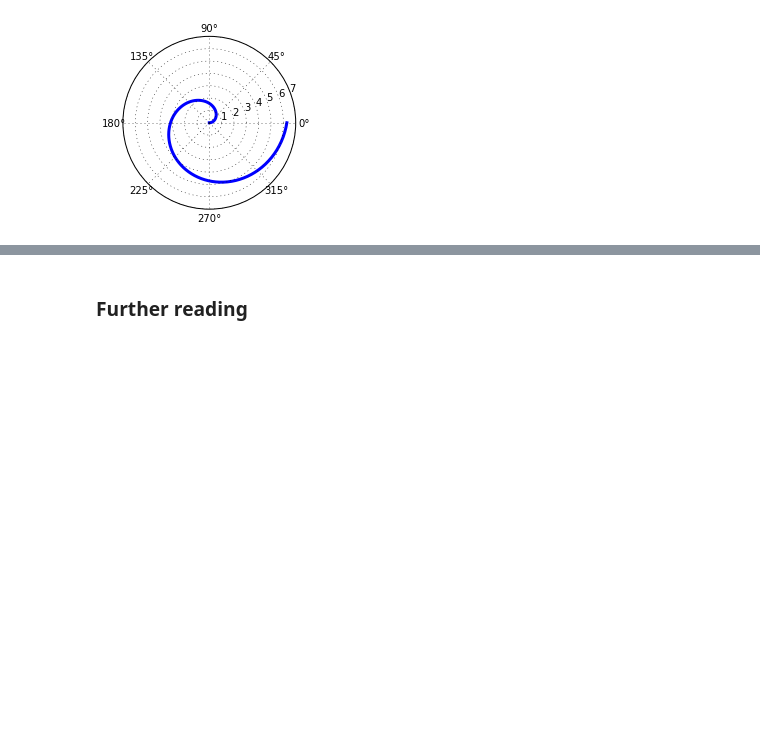
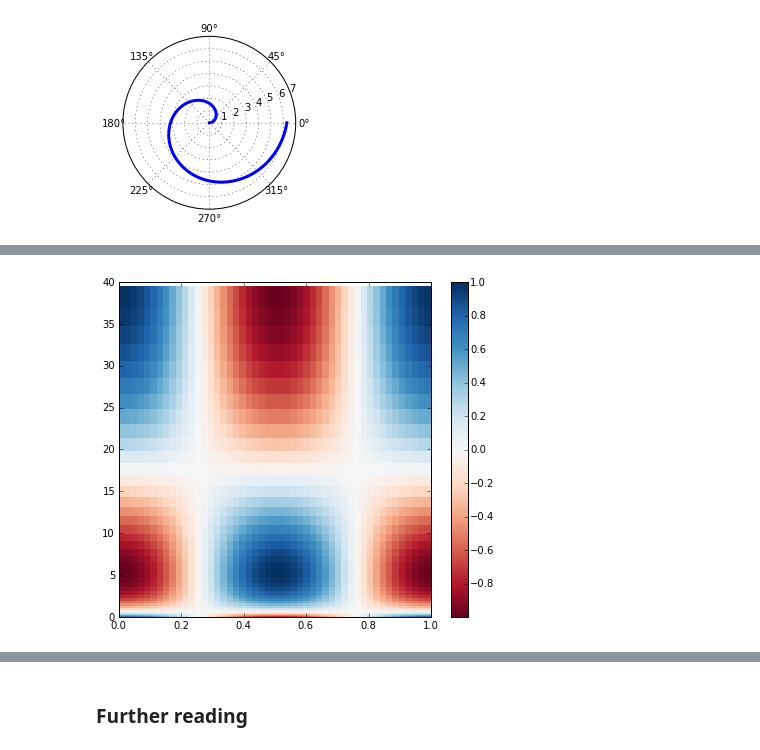
Before and after one commit to cedadev/ceda_training_mod5, a Jupyter notebook: 02-Matplotlib.ipynb, the cells around one changed output, grey strips where cells are left out. Cells and saved outputs as stored; diff of their text form; code cells hidden in the pictures; blank space fills up the shorter version.

```diff
--- a/02-Matplotlib.ipynb
+++ b/02-Matplotlib.ipynb
@@ -244,0 +256,9 @@ axes[1].imshow(Z, extent=(phi_p[0]/(2*pi), phi_p[-1]/(2*pi), phi_m[0]/(2*pi), ph
+# %%
+X2, Y2 = np.meshgrid(x, y**3)
+
+fig, ax = plt.subplots(figsize=(7,6))
+
+p = ax.pcolor(X2/(2*pi), Y2/(2*pi), Z, cmap=cm.RdBu)
+cb = fig.colorbar(p, ax=ax)
+# %% [output]
+[figure, added]
```
Also changed, not shown: parts of 20 cells of this notebook, 1 other file.
